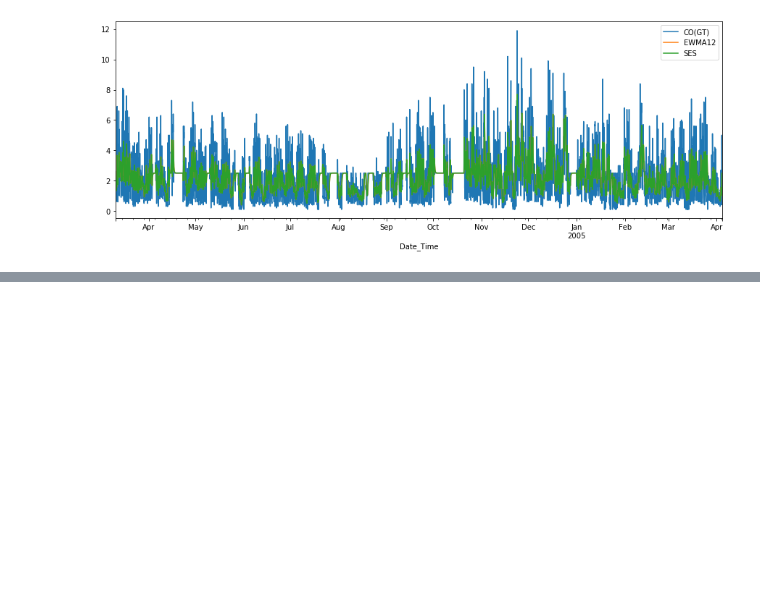
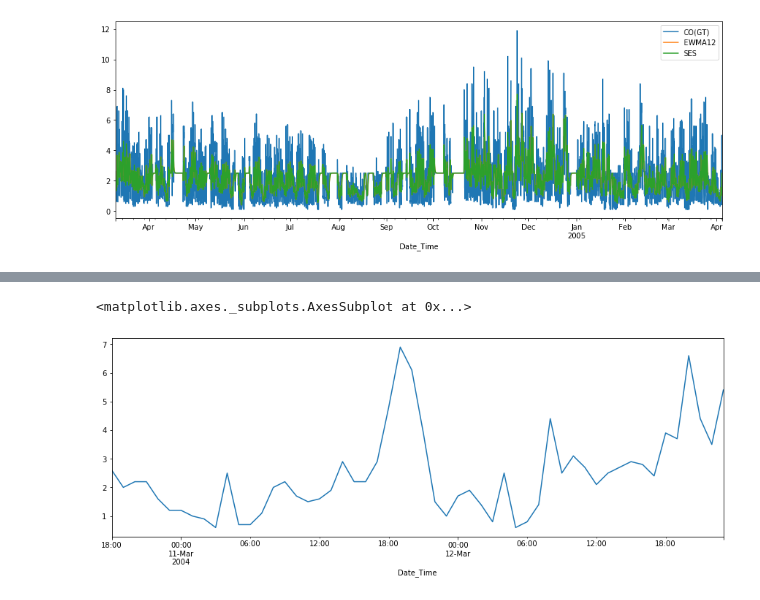
Before and after one commit to greengangsta/Data-Science, a Jupyter notebook: AirPollution/Air quality/Holt Winters.ipynb, the cells around one changed output, grey strips where cells are left out. Drawn from its saved outputs; the diff is of its cells as text; code cells hidden in the pictures; blank space fills up the shorter version.

```diff
--- a/AirPollution/Air quality/Holt Winters.ipynb
+++ b/AirPollution/Air quality/Holt Winters.ipynb
@@ -106,0 +135,5 @@ from statsmodels.tsa.holtwinters import ExponentialSmoothing
+# %%
+co_data['CO(GT)']['2004-03-10':'2004-03-12'].plot(figsize = (15,5))
+# %% [output]
+<matplotlib.axes._subplots.AxesSubplot at 0x...>
+[figure, added]
```
Also changed, not shown: parts of 14 cells of this notebook.
